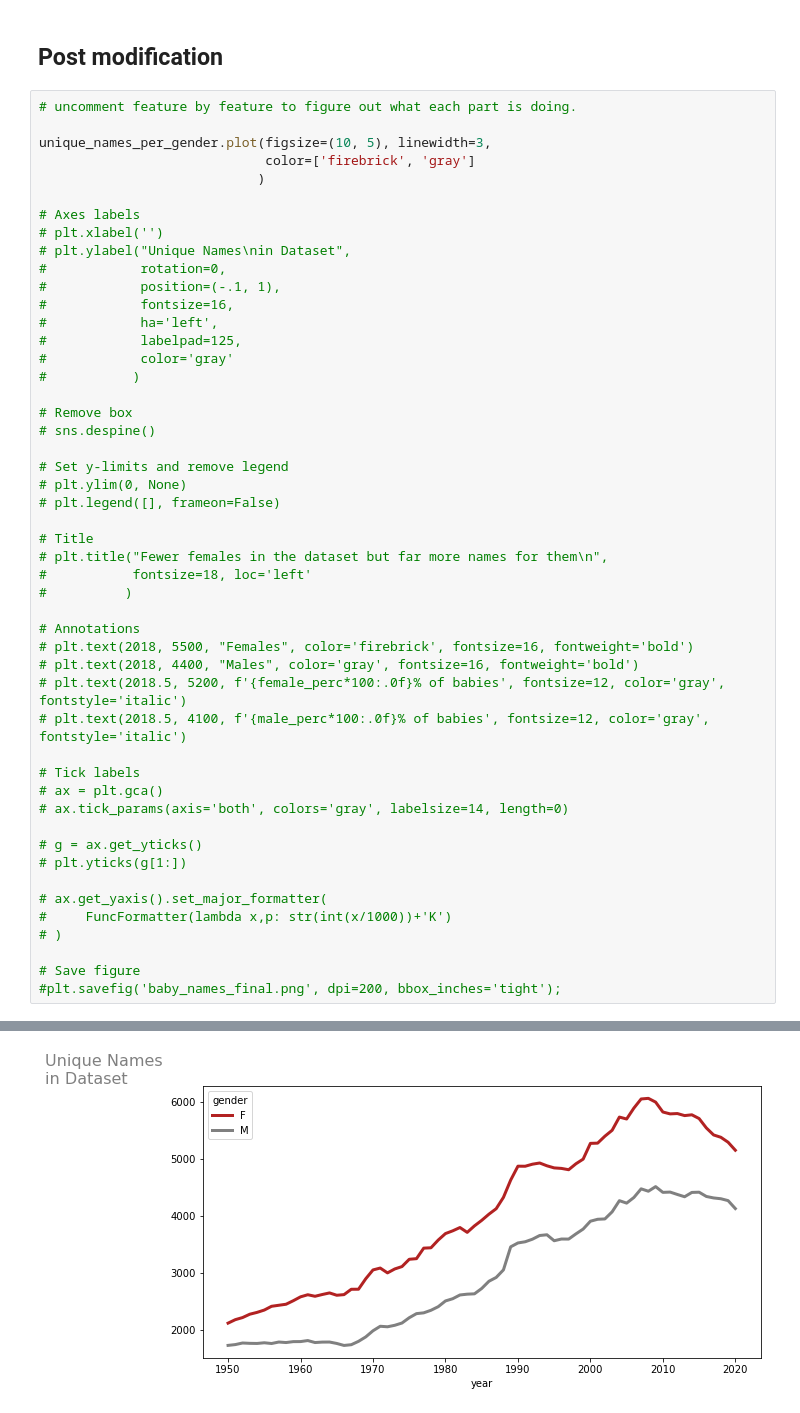
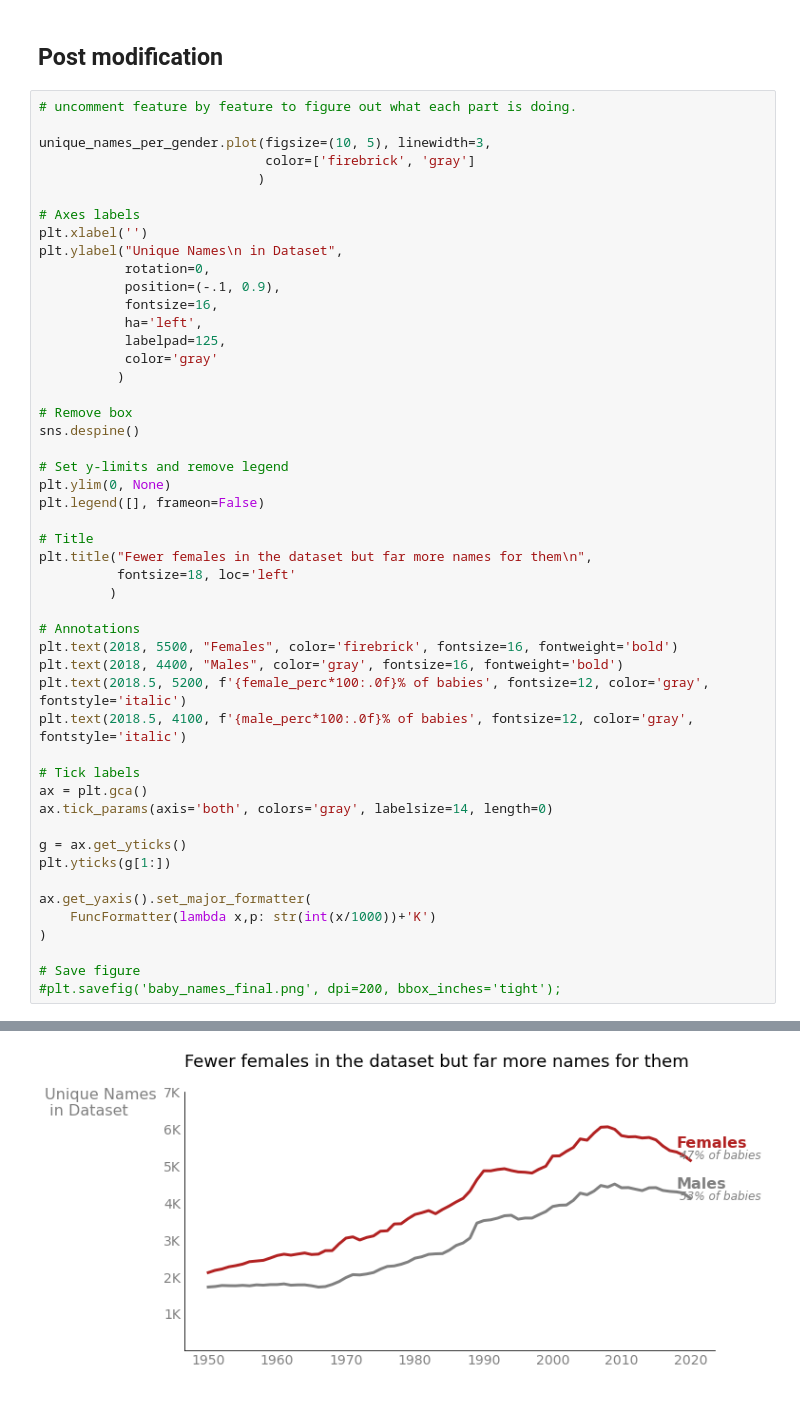
Before and after one commit to santarabantoosoo/Data-Analysis-NanoDegree, a Jupyter notebook: s9/demos/baby_names_visual.ipynb, the cells around one changed output, grey strips where cells are left out. Saved outputs shown, nothing was run; the diff lists cells and outputs as text.

```diff
--- a/s9/demos/baby_names_visual.ipynb
+++ b/s9/demos/baby_names_visual.ipynb
@@ -128,44 +129,44 @@ unique_names_per_gender.plot(figsize=(10, 5), linewidth=3,
                             )
 
 # Axes labels
-# plt.xlabel('')
-# plt.ylabel("Unique Names\nin Dataset",
-#            rotation=0,
-#            position=(-.1, 1),
-#            fontsize=16,
-#            ha='left',
-#            labelpad=125,
-#            color='gray'
-#           )
+plt.xlabel('')
+plt.ylabel("Unique Names\n in Dataset",
+           rotation=0,
+           position=(-.1, 0.9),
+           fontsize=16,
+           ha='left',
+           labelpad=125,
+           color='gray'
+          )
 
 # Remove box
-# sns.despine()
+sns.despine()
 
 # Set y-limits and remove legend
-# plt.ylim(0, None)
-# plt.legend([], frameon=False)
+plt.ylim(0, None)
+plt.legend([], frameon=False)
 
 # Title
-# plt.title("Fewer females in the dataset but far more names for them\n",
-#           fontsize=18, loc='left'
-#          )
+plt.title("Fewer females in the dataset but far more names for them\n",
+          fontsize=18, loc='left'
+         )
 
 # Annotations
-# plt.text(2018, 5500, "Females", color='firebrick', fontsize=16, fontweight='bold')
-# plt.text(2018, 4400, "Males", color='gray', fontsize=16, fontweight='bold')
-# plt.text(2018.5, 5200, f'{female_perc*100:.0f}% of babies', fontsize=12, color='gray', fontstyle='italic')
-# plt.text(2018.5, 4100, f'{male_perc*100:.0f}% of babies', fontsize=12, color='gray', fontstyle='italic')
+plt.text(2018, 5500, "Females", color='firebrick', fontsize=16, fontweight='bold')
+plt.text(2018, 4400, "Males", color='gray', fontsize=16, fontweight='bold')
+plt.text(2018.5, 5200, f'{female_perc*100:.0f}% of babies', fontsize=12, color='gray', fontstyle='italic')
+plt.text(2018.5, 4100, f'{male_perc*100:.0f}% of babies', fontsize=12, color='gray', fontstyle='italic')
 
 # Tick labels
-# ax = plt.gca()
-# ax.tick_params(axis='both', colors='gray', labelsize=14, length=0)
+ax = plt.gca()
+ax.tick_params(axis='both', colors='gray', labelsize=14, length=0)
 
-# g = ax.get_yticks()
-# plt.yticks(g[1:])
+g = ax.get_yticks()
+plt.yticks(g[1:])
 
-# ax.get_yaxis().set_major_formatter(
-#     FuncFormatter(lambda x,p: str(int(x/1000))+'K')
-# )
+ax.get_yaxis().set_major_formatter(
+    FuncFormatter(lambda x,p: str(int(x/1000))+'K')
+)
 
 # Save figure
 #plt.savefig('baby_names_final.png', dpi=200, bbox_inches='tight');
@@ -174 +174 @@ Text(-0.1, 1, 'Unique Names\nin Dataset')
-[figure, old version]
+[figure, new version]
```
Also changed, not shown: parts of 2 cells of this notebook.
